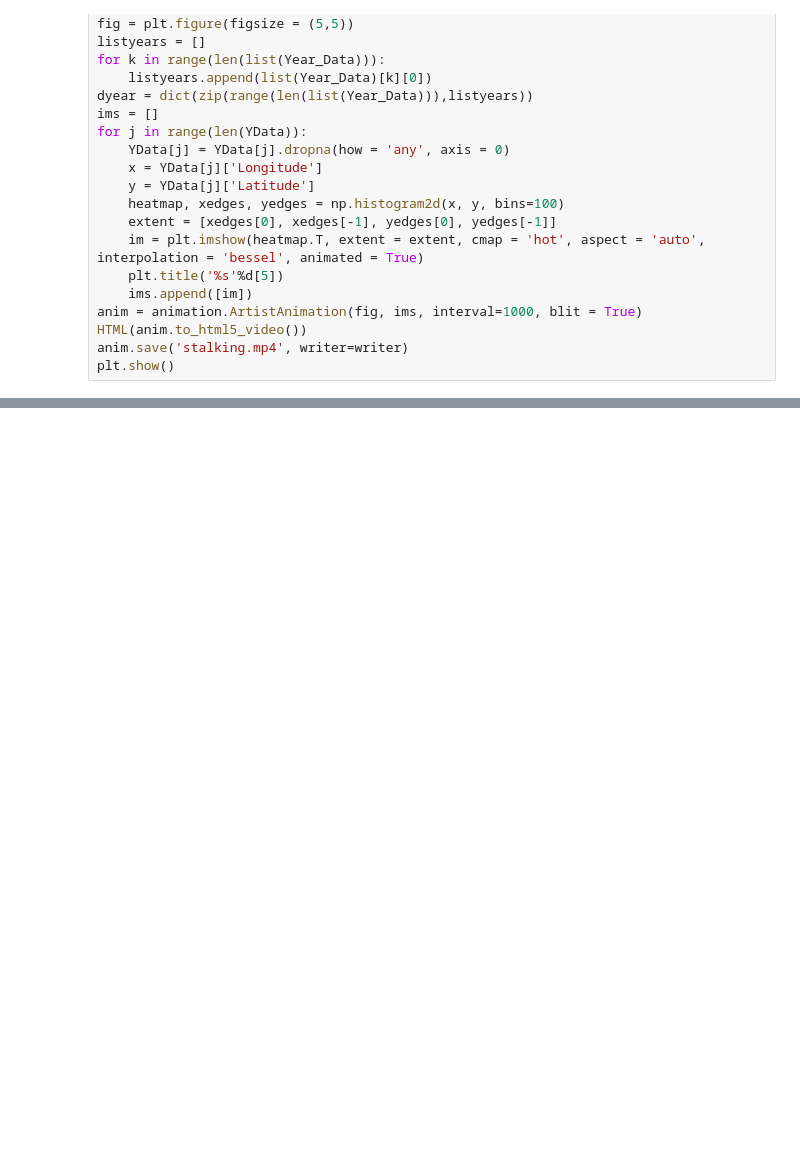
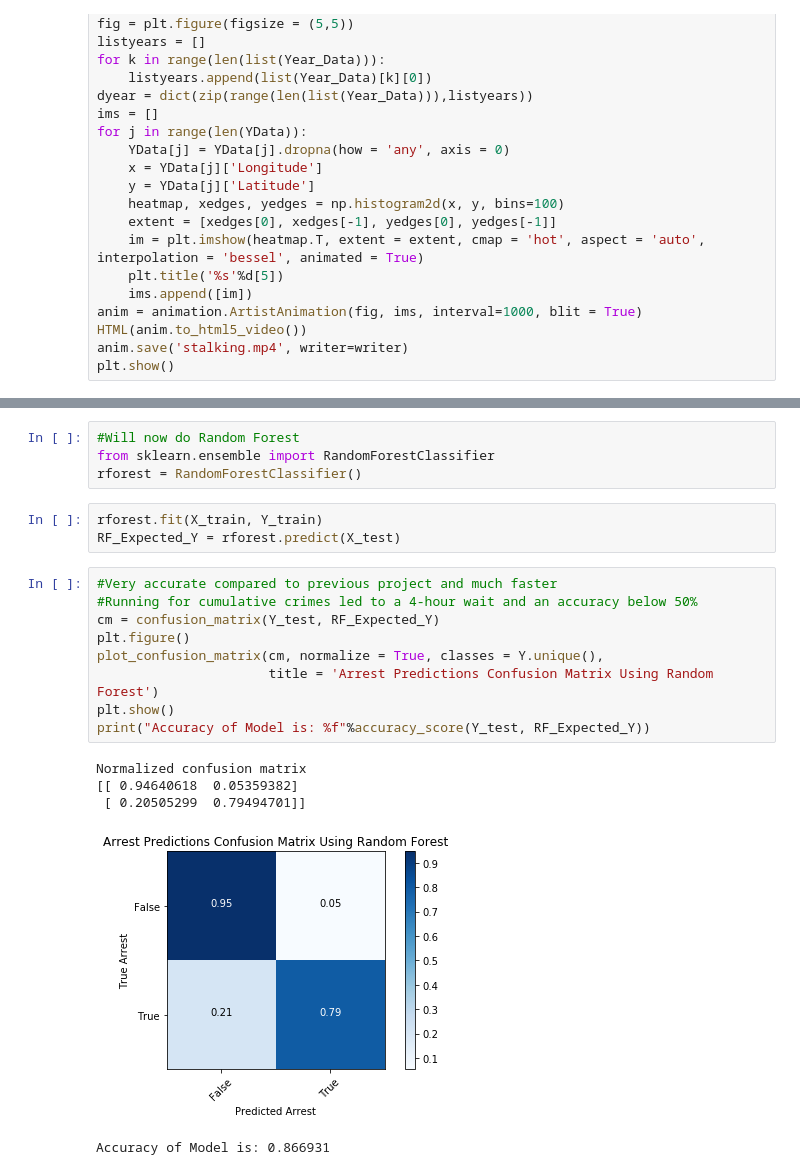
Before and after one commit to ajitkoduri/Chicago-Crime-Analysis, a Jupyter notebook: Chicago Sex Crimes Analysis.ipynb, the cells around one changed output, grey strips where cells are left out. Saved outputs shown, nothing was run; the diff lists cells and outputs as text; blank space fills up the shorter version.

```diff
--- a/Chicago Sex Crimes Analysis.ipynb
+++ b/Chicago Sex Crimes Analysis.ipynb
@@ -292,0 +407,22 @@ plt.show()
+# %%
+#Will now do Random Forest
+from sklearn.ensemble import RandomForestClassifier
+rforest = RandomForestClassifier()
+# %%
+rforest.fit(X_train, Y_train)
+RF_Expected_Y = rforest.predict(X_test)
+# %%
+#Very accurate compared to previous project and much faster
+#Running for cumulative crimes led to a 4-hour wait and an accuracy below 50%
+cm = confusion_matrix(Y_test, RF_Expected_Y)
+plt.figure()
+plot_confusion_matrix(cm, normalize = True, classes = Y.unique(),
+                      title = 'Arrest Predictions Confusion Matrix Using Random Forest')
+plt.show()
+print("Accuracy of Model is: %f"%accuracy_score(Y_test, RF_Expected_Y))
+# %% [output]
+Normalized confusion matrix
+[[ 0.94640618  0.05359382]
+ [ 0.20505299  0.79494701]]
+[figure, added]
+Accuracy of Model is: 0.866931
```
Also changed, not shown: parts of 15 cells of this notebook.
